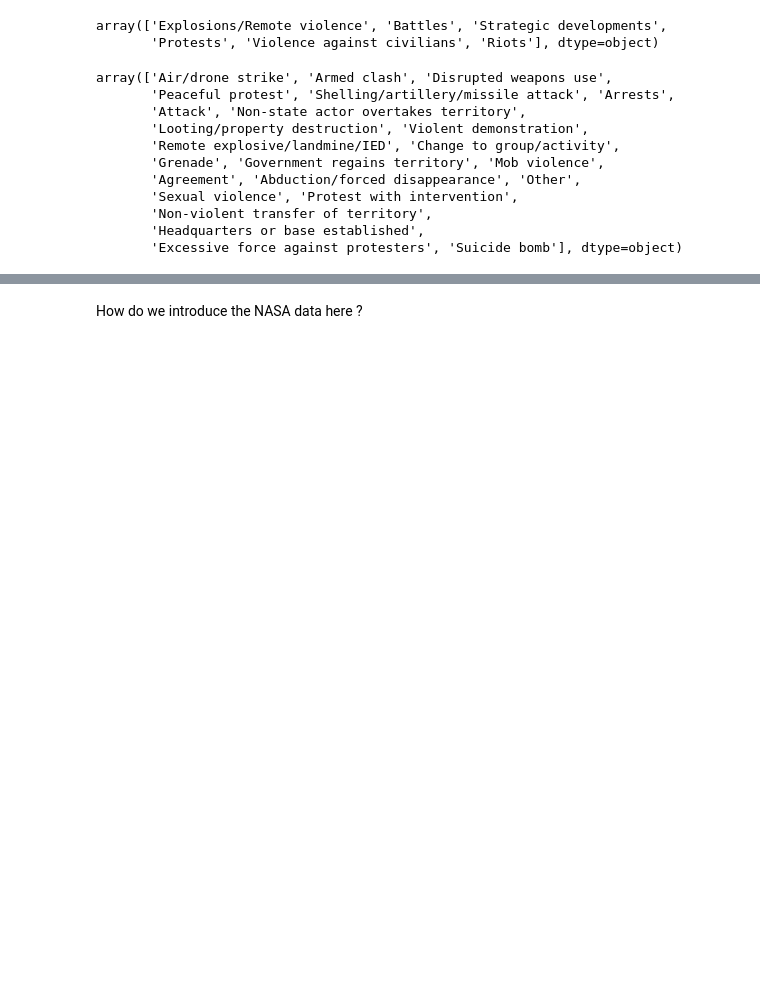
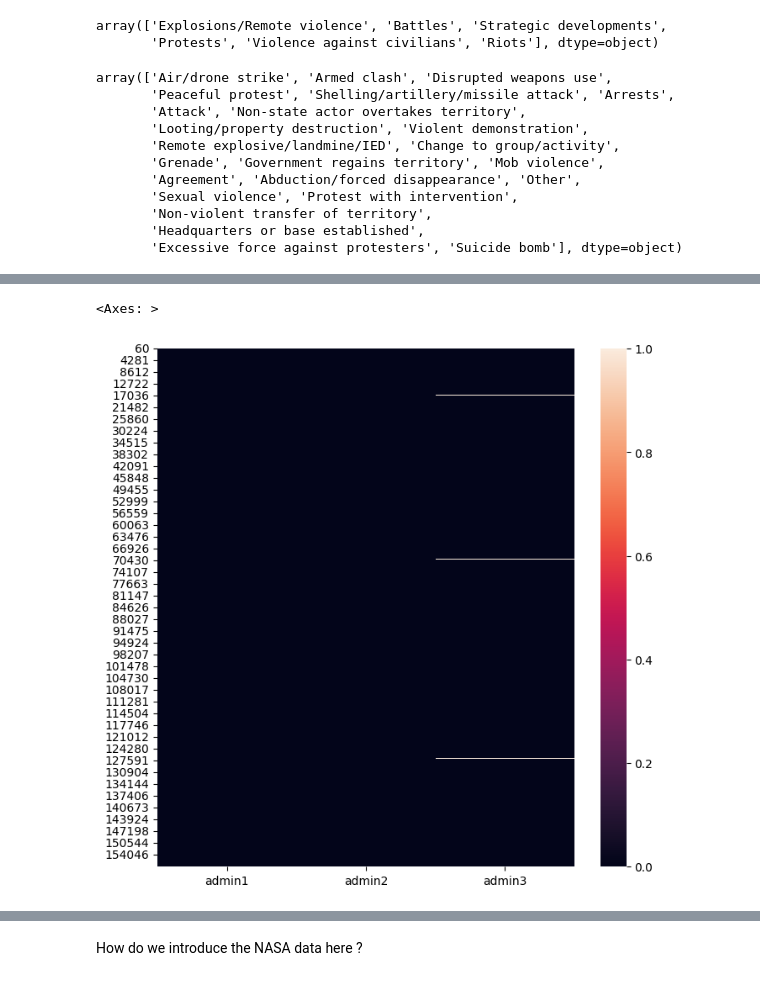
Before and after one commit to auto-d/ukraine_analysis, a Jupyter notebook: eda.ipynb, the cells around one changed output, grey strips where cells are left out. Drawn from its saved outputs; the diff is of its cells as text; code cells hidden in the pictures; blank space fills up the shorter version.

```diff
--- a/eda.ipynb
+++ b/eda.ipynb
@@ -354,0 +474,6 @@ array(['Air/drone strike', 'Armed clash', 'Disrupted weapons use',
+# %%
+plt.figure(figsize=(8,8))
+sns.heatmap(acled_ukr[['admin1','admin2','admin3']].isnull())
+# %% [output]
+<Axes: >
+[figure, added]
```
Also changed, not shown: parts of 71 cells of this notebook.
